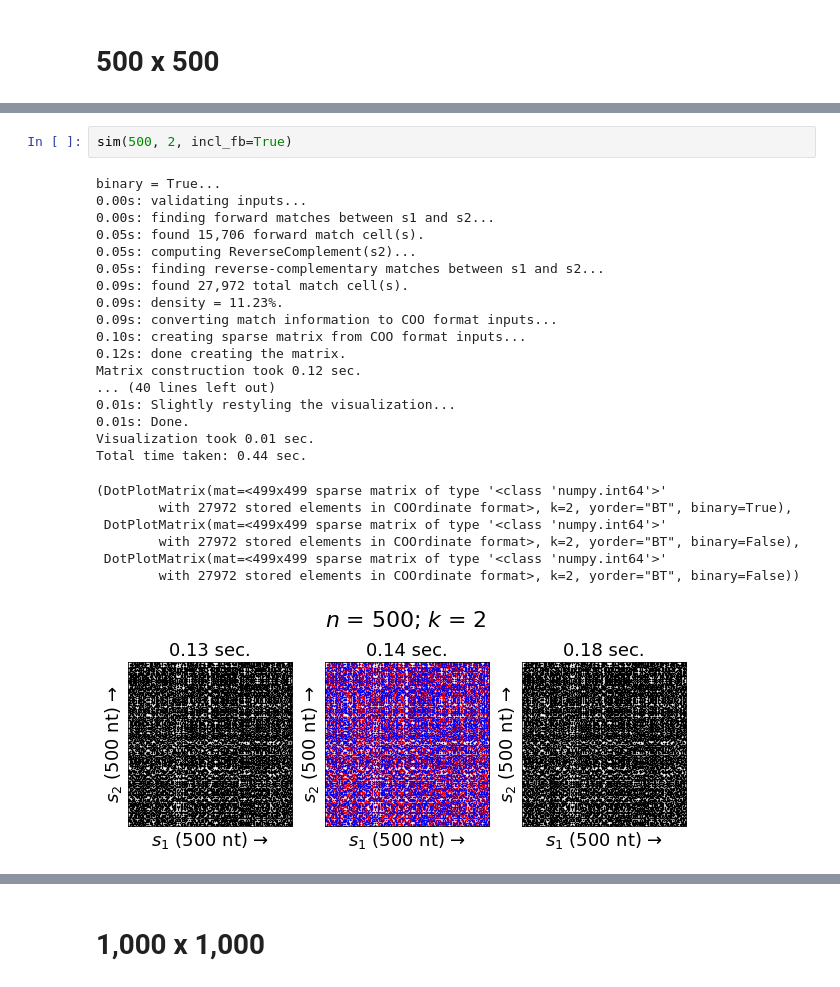
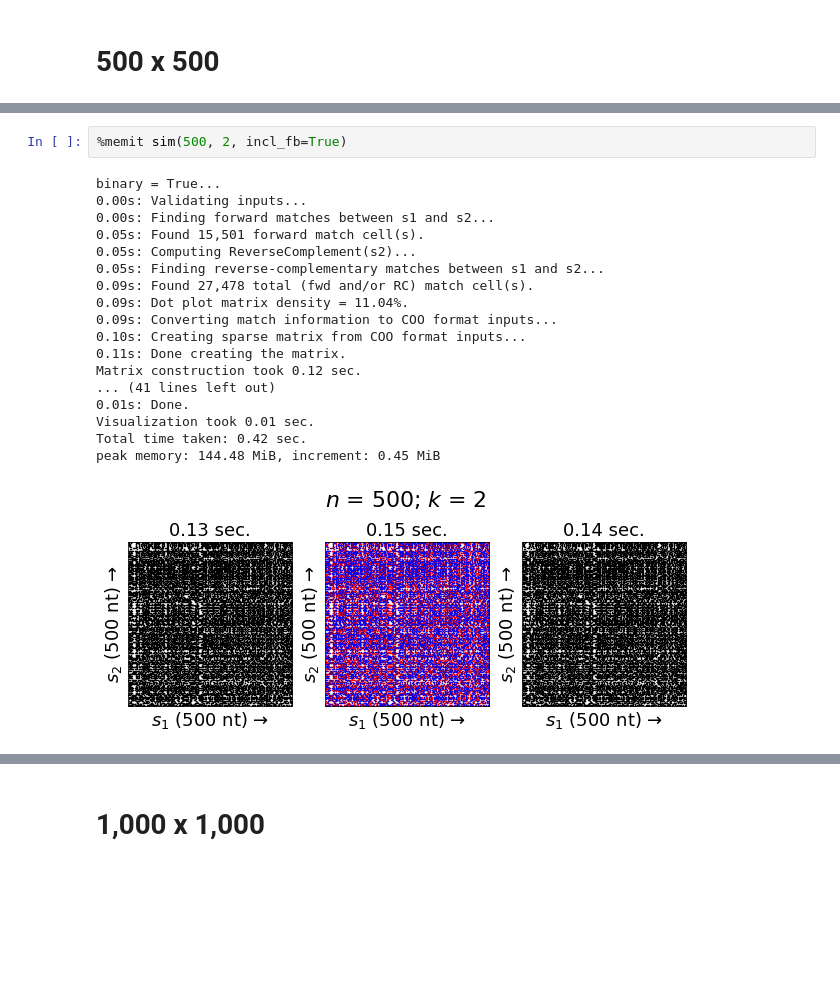
Before and after one commit to fedarko/wotplot, a Jupyter notebook: docs/Benchmarking.ipynb, the cells around one changed output, grey strips where cells are left out. Drawn from its saved outputs; the diff is of its cells as text; blank space fills up the shorter version.

```diff
--- a/docs/Benchmarking.ipynb
+++ b/docs/Benchmarking.ipynb
@@ -179,28 +163,22 @@ Total time taken: 1.35 sec.
 # %%
-sim(500, 2, incl_fb=True)
+%memit sim(500, 2, incl_fb=True)
 # %% [output]
 binary = True...
-0.00s: validating inputs...
-0.00s: finding forward matches between s1 and s2...
-0.05s: found 15,706 forward match cell(s).
-0.05s: computing ReverseComplement(s2)...
-0.05s: finding reverse-complementary matches between s1 and s2...
-0.09s: found 27,972 total match cell(s).
-0.09s: density = 11.23%.
-0.09s: converting match information to COO format inputs...
-0.10s: creating sparse matrix from COO format inputs...
-0.12s: done creating the matrix.
+0.00s: Validating inputs...
+0.00s: Finding forward matches between s1 and s2...
+0.05s: Found 15,501 forward match cell(s).
+0.05s: Computing ReverseComplement(s2)...
+0.05s: Finding reverse-complementary matches between s1 and s2...
+0.09s: Found 27,478 total (fwd and/or RC) match cell(s).
+0.09s: Dot plot matrix density = 11.04%.
+0.09s: Converting match information to COO format inputs...
+0.10s: Creating sparse matrix from COO format inputs...
+0.11s: Done creating the matrix.
 Matrix construction took 0.12 sec.
-... (40 lines left out)
-0.01s: Slightly restyling the visualization...
+... (41 lines left out)
 0.01s: Done.
 Visualization took 0.01 sec.
-Total time taken: 0.44 sec.
+Total time taken: 0.42 sec.
+peak memory: 144.48 MiB, increment: 0.45 MiB
-(DotPlotMatrix(mat=<499x499 sparse matrix of type '<class 'numpy.int64'>'
-        with 27972 stored elements in COOrdinate format>, k=2, yorder="BT", binary=True),
- DotPlotMatrix(mat=<499x499 sparse matrix of type '<class 'numpy.int64'>'
-        with 27972 stored elements in COOrdinate format>, k=2, yorder="BT", binary=False),
- DotPlotMatrix(mat=<499x499 sparse matrix of type '<class 'numpy.int64'>'
-        with 27972 stored elements in COOrdinate format>, k=2, yorder="BT", binary=False))
-[figure, old version]
+[figure, new version]
 # %%
```
Also changed, not shown: parts of 27 cells of this notebook.
